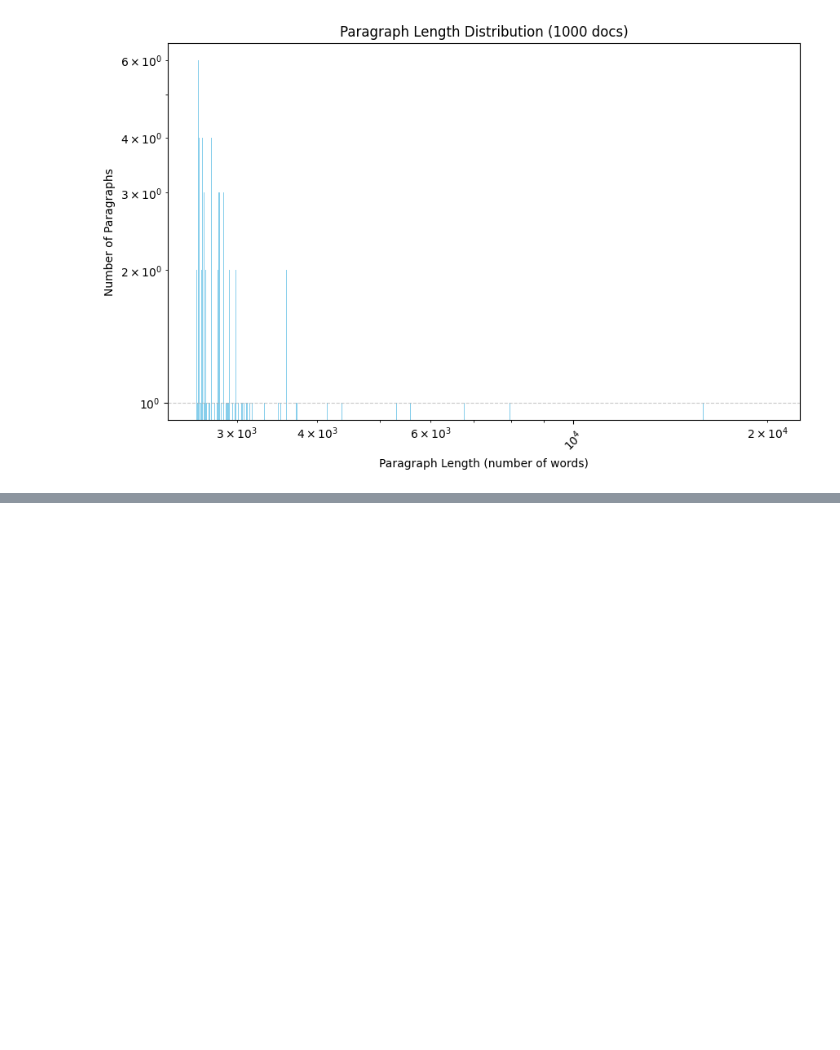
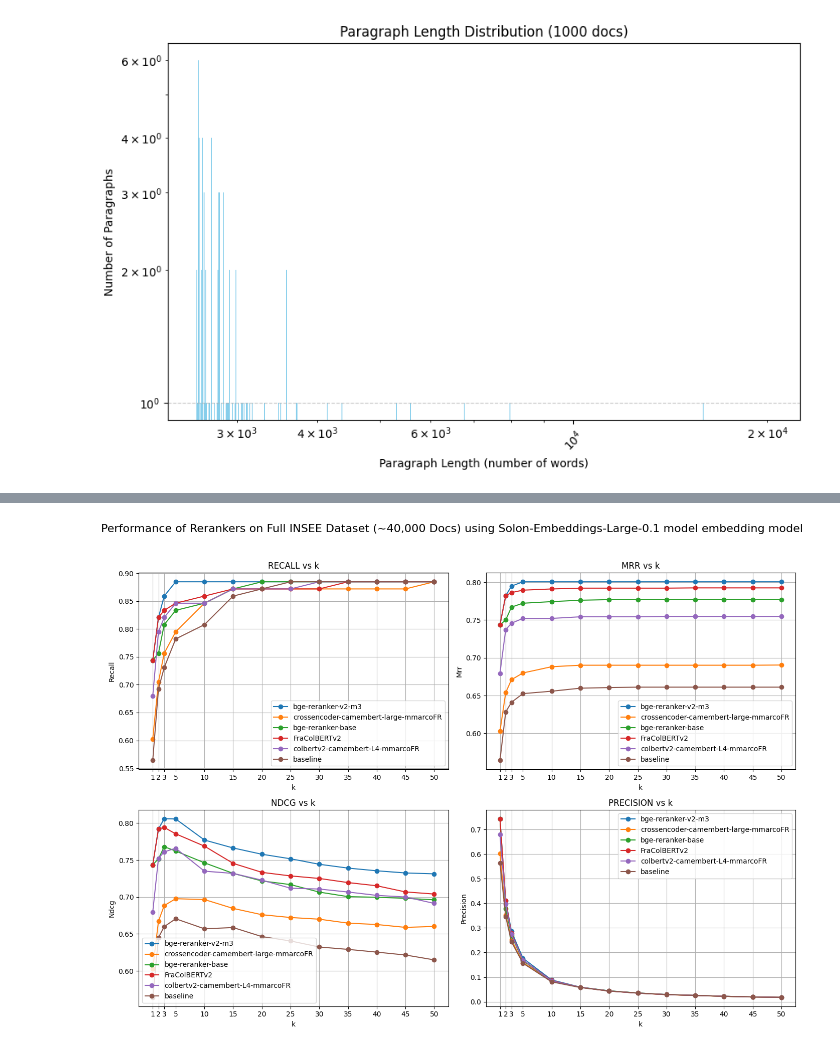
Before and after one commit to InseeFrLab/llm-open-data-insee, a Jupyter notebook: notebooks/retrieval_eval_exp_data_size.ipynb, the cells around one changed output, grey strips where cells are left out. Cells and saved outputs as stored; diff of their text form; code cells hidden in the pictures; blank space fills up the shorter version.

```diff
--- a/notebooks/retrieval_eval_exp_data_size.ipynb
+++ b/notebooks/retrieval_eval_exp_data_size.ipynb
@@ -251,0 +257,13 @@ def hist_results(eval_configs: List[RetrievalConfiguration], results: Dict[str,
+# %%
+# Run the evaluator
+plot_results(
+    colbert_vs_cross_encoder_eval_config,
+    results_colbert_vs_cross_encoder["the_df_dataset"],
+    ir_metrics=['recall', 'mrr', 'ndcg', 'precision'],
+    focus= "reranker_name",
+    title = "Performance of Rerankers on Full INSEE Dataset (~40,000 Docs) using Solon-Embeddings-Large-0.1 model embedding model",
+    k = 50,
+    cmap_name = "tab10"
+    )
+# %% [output]
+[figure, added]
```
Also changed, not shown: parts of 30 cells of this notebook, 4 other files.
